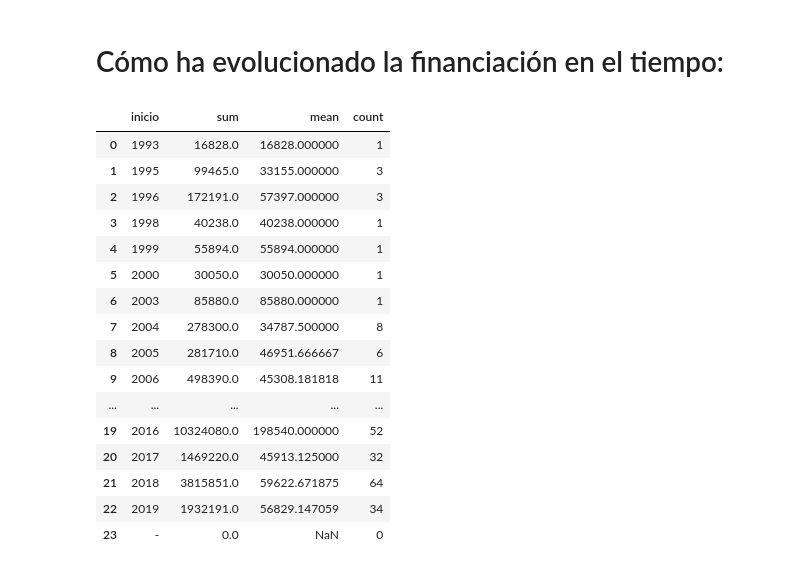
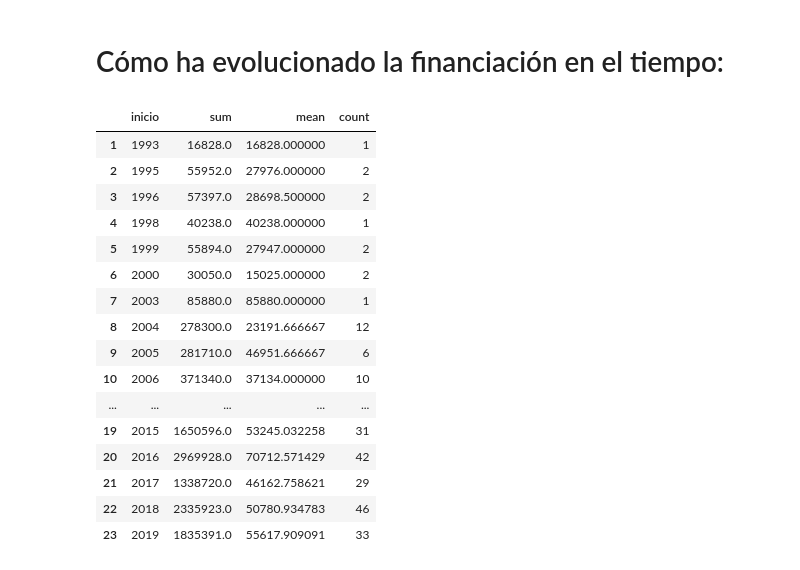
Before and after one commit to linhd-postdata/desir, a Jupyter notebook: Financiación.ipynb, the cells around one changed output. Saved outputs shown, nothing was run; the diff lists cells and outputs as text; code cells hidden in the pictures.

```diff
--- a/Financiación.ipynb
+++ b/Financiación.ipynb
@@ -11,7 +11,7 @@ def read_csv(path):
     :return: String that contains all project descriptions
     """
     df = pd.read_csv(path)
-    filtered_df = df.replace(np.nan, '-', regex=True)
+    filtered_df = df.replace(np.nan, 0, regex=True)
 
 
     return filtered_df
@@ -19,3 +19,9 @@ def read_csv(path):
 proyectos = read_csv("data/mapeo_proyectos.csv")
 # %%
 proyectos["Financiación"] = pd.to_numeric(proyectos["Financiación"], errors='coerce')
+# %%
+mini = proyectos[["ID proyecto","Financiación", "Temporalización (inicio)"]]
+mini = mini.groupby(['ID proyecto','Temporalización (inicio)'])["Financiación"].apply(list).reset_index(name='Financiación')
+new_fins = [fin[0] for fin in mini["Financiación"]]
+mini["Financiación"] = new_fins
+mini
@@ -22,25 +42,31 @@ proyectos["Financiación"] = pd.to_numeric(proyectos["Financiación"], errors='c
 # %% [markdown]
 # Cómo ha evolucionado la financiación en el tiempo:
 # %%
-grouped = proyectos.groupby("Temporalización (inicio)", as_index=False)
+grouped = mini.groupby("Temporalización (inicio)", as_index=False)
 df2 = grouped.agg({'Financiación':['sum', 'mean', 'count']})
 df2.columns = ["inicio", "sum", "mean", "count"]
+df2 = df2.drop(0)
+df2.set_index("inicio")
+
+df2['inicio'] = pd.to_numeric(df2['inicio'], downcast='signed', errors='coerce')
+df2 = df2.fillna(0)
+df2.astype({'inicio': 'int32'}).dtypes
 df2
 # %% [output]
 |  | inicio | sum | mean | count |
-| 0 | 1993 | 16828.0 | 16828.000000 | 1 |
-| 1 | 1995 | 99465.0 | 33155.000000 | 3 |
-| 2 | 1996 | 172191.0 | 57397.000000 | 3 |
-| 3 | 1998 | 40238.0 | 40238.000000 | 1 |
-| 4 | 1999 | 55894.0 | 55894.000000 | 1 |
-| 5 | 2000 | 30050.0 | 30050.000000 | 1 |
-| 6 | 2003 | 85880.0 | 85880.000000 | 1 |
-| 7 | 2004 | 278300.0 | 34787.500000 | 8 |
-| 8 | 2005 | 281710.0 | 46951.666667 | 6 |
-| 9 | 2006 | 498390.0 | 45308.181818 | 11 |
+| 1 | 1993 | 16828.0 | 16828.000000 | 1 |
+| 2 | 1995 | 55952.0 | 27976.000000 | 2 |
+| 3 | 1996 | 57397.0 | 28698.500000 | 2 |
+| 4 | 1998 | 40238.0 | 40238.000000 | 1 |
+| 5 | 1999 | 55894.0 | 27947.000000 | 2 |
+| 6 | 2000 | 30050.0 | 15025.000000 | 2 |
+| 7 | 2003 | 85880.0 | 85880.000000 | 1 |
+| 8 | 2004 | 278300.0 | 23191.666667 | 12 |
+| 9 | 2005 | 281710.0 | 46951.666667 | 6 |
+| 10 | 2006 | 371340.0 | 37134.000000 | 10 |
 | ... | ... | ... | ... | ... |
-| 19 | 2016 | 10324080.0 | 198540.000000 | 52 |
-| 20 | 2017 | 1469220.0 | 45913.125000 | 32 |
-| 21 | 2018 | 3815851.0 | 59622.671875 | 64 |
-| 22 | 2019 | 1932191.0 | 56829.147059 | 34 |
-| 23 | - | 0.0 | NaN | 0 |
+| 19 | 2015 | 1650596.0 | 53245.032258 | 31 |
+| 20 | 2016 | 2969928.0 | 70712.571429 | 42 |
+| 21 | 2017 | 1338720.0 | 46162.758621 | 29 |
+| 22 | 2018 | 2335923.0 | 50780.934783 | 46 |
+| 23 | 2019 | 1835391.0 | 55617.909091 | 33 |
```
Also changed, not shown: parts of 4 cells of this notebook, 3 other files.
